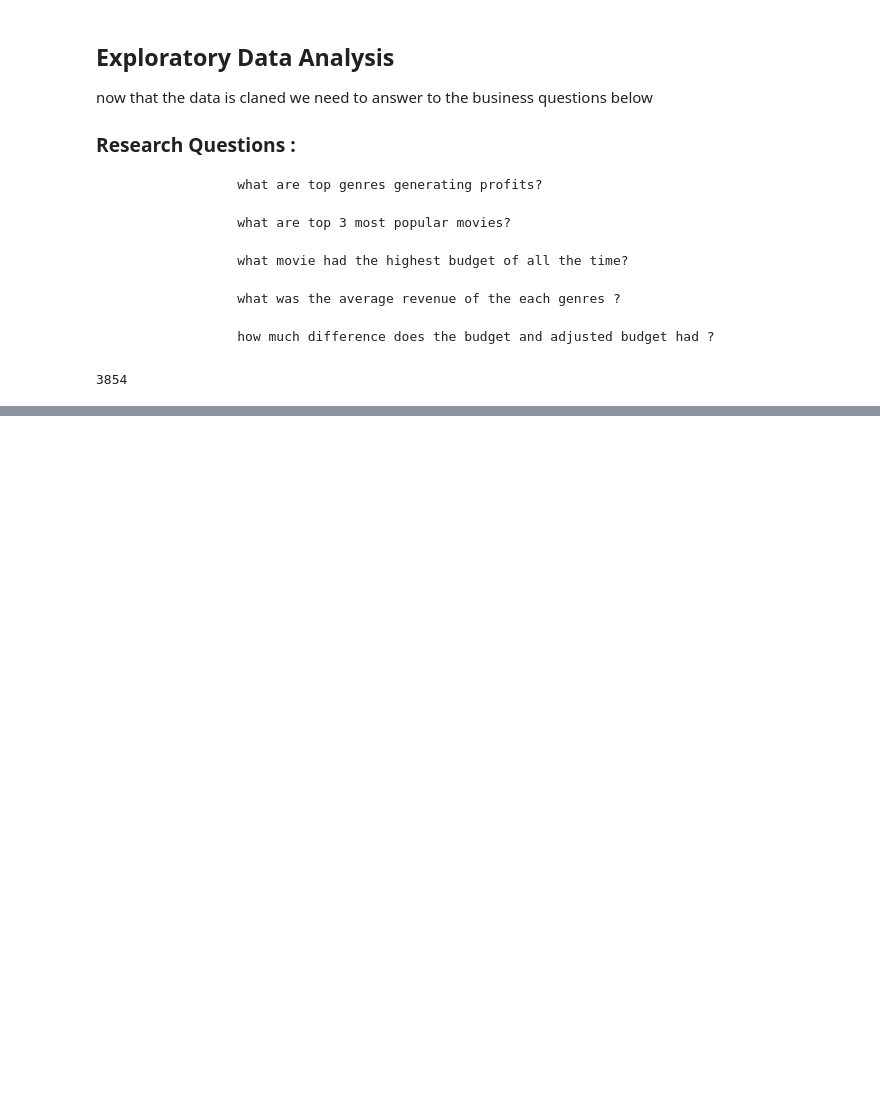
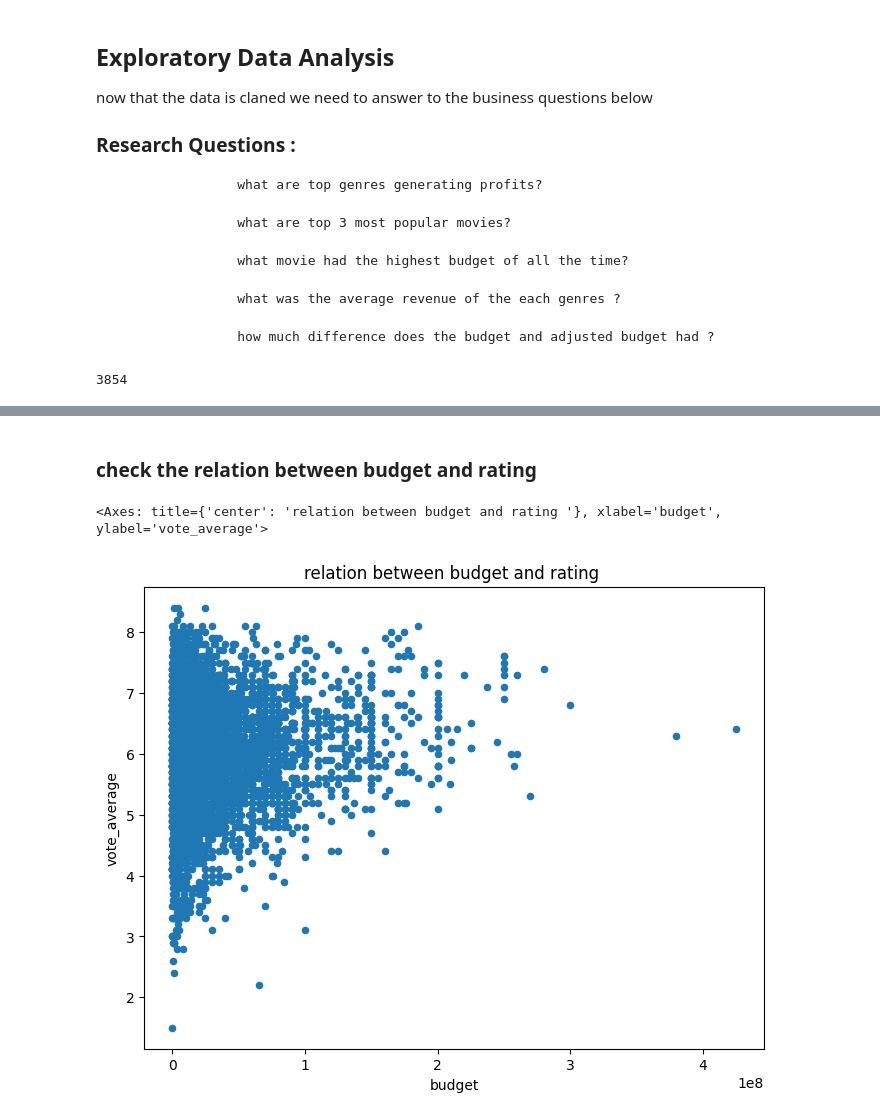
Before and after one commit to Jawid-Arabzada/tmdb_movies_analysis, a Jupyter notebook: tmdb_movie_analysis.ipynb, the cells around one changed output, grey strips where cells are left out. Drawn from its saved outputs; the diff is of its cells as text; code cells hidden in the pictures; blank space fills up the shorter version.

```diff
--- a/tmdb_movie_analysis.ipynb
+++ b/tmdb_movie_analysis.ipynb
@@ -341,0 +493,7 @@ IndexError: index 0 is out of bounds for axis 0 with size 0
+# %% [markdown]
+### check the relation between budget and rating
+# %%
+df.plot.scatter(x="budget",y="vote_average", figsize=(8, 6),title="relation between budget and rating ")
+# %% [output]
+<Axes: title={'center': 'relation between budget and rating '}, xlabel='budget', ylabel='vote_average'>
+[figure, added]
```
Also changed, not shown: parts of 21 cells of this notebook.
